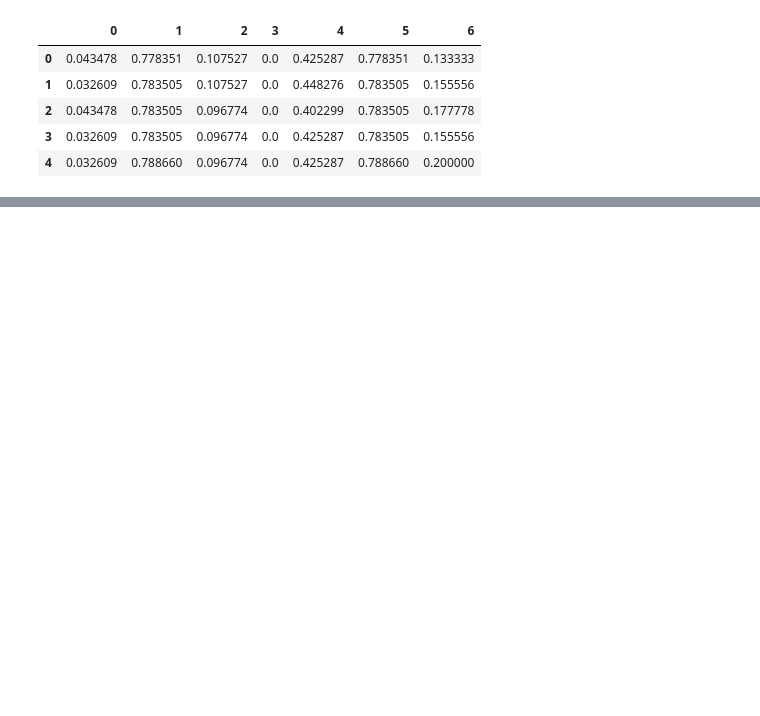
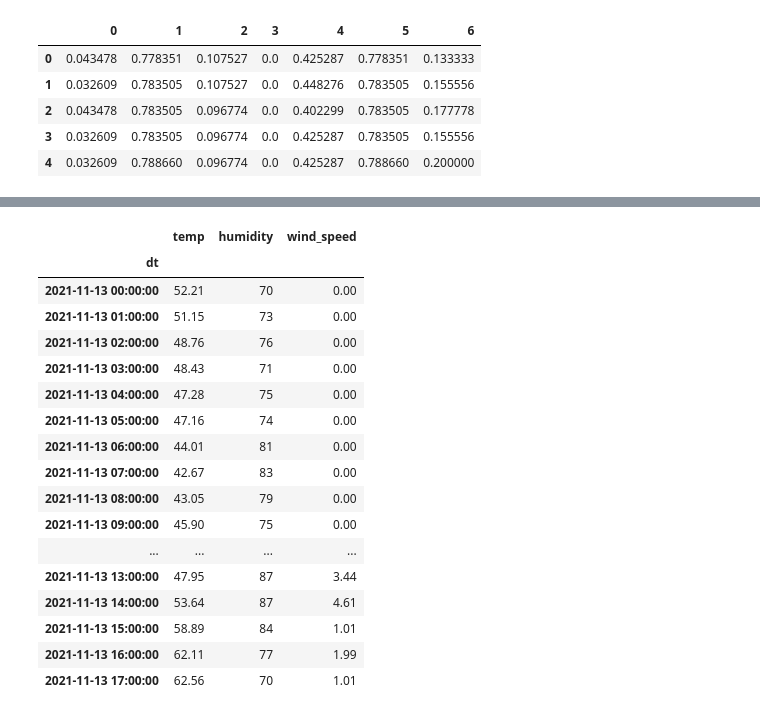
Before and after one commit to Capstone-Projects-2021-Fall/project-teams-better-weather, a Jupyter notebook: philly.ipynb, the cells around one changed output, grey strips where cells are left out. Saved outputs shown, nothing was run; the diff lists cells and outputs as text; code cells hidden in the pictures; blank space fills up the shorter version.

```diff
--- a/philly.ipynb
+++ b/philly.ipynb
@@ -292,0 +385,3 @@ Real temperature [1.10127124 1.10127124 1.15225771 1.10127124 1.10127124 1.15225
+# %%
+temp = pd.read_csv("test.csv")
+temp.info
@@ -292,0 +408,30 @@ Real temperature [1.10127124 1.10127124 1.15225771 1.10127124 1.10127124 1.15225
+# %%
+temp.drop('Unnamed: 0', inplace=True, axis=1)
+temp.drop('wind_gust', inplace=True, axis=1)
+temp.drop('rain.1h', inplace=True, axis=1)
+temp['dt'] = pd.to_datetime(temp['dt'],unit='s')
+temp.index =  temp['dt']
+temp.drop('dt', inplace=True, axis=1)
+
+
+
+temp
+# %% [output]
+|  | temp | humidity | wind_speed |
+| dt |  |  |  |
+| 2021-11-13 00:00:00 | 52.21 | 70 | 0.00 |
+| 2021-11-13 01:00:00 | 51.15 | 73 | 0.00 |
+| 2021-11-13 02:00:00 | 48.76 | 76 | 0.00 |
+| 2021-11-13 03:00:00 | 48.43 | 71 | 0.00 |
+| 2021-11-13 04:00:00 | 47.28 | 75 | 0.00 |
+| 2021-11-13 05:00:00 | 47.16 | 74 | 0.00 |
+| 2021-11-13 06:00:00 | 44.01 | 81 | 0.00 |
+| 2021-11-13 07:00:00 | 42.67 | 83 | 0.00 |
+| 2021-11-13 08:00:00 | 43.05 | 79 | 0.00 |
+| 2021-11-13 09:00:00 | 45.90 | 75 | 0.00 |
+| ... | ... | ... | ... |
+| 2021-11-13 13:00:00 | 47.95 | 87 | 3.44 |
+| 2021-11-13 14:00:00 | 53.64 | 87 | 4.61 |
+| 2021-11-13 15:00:00 | 58.89 | 84 | 1.01 |
+| 2021-11-13 16:00:00 | 62.11 | 77 | 1.99 |
+| 2021-11-13 17:00:00 | 62.56 | 70 | 1.01 |
```
Also changed, not shown: parts of 22 cells of this notebook, 5 other files.
